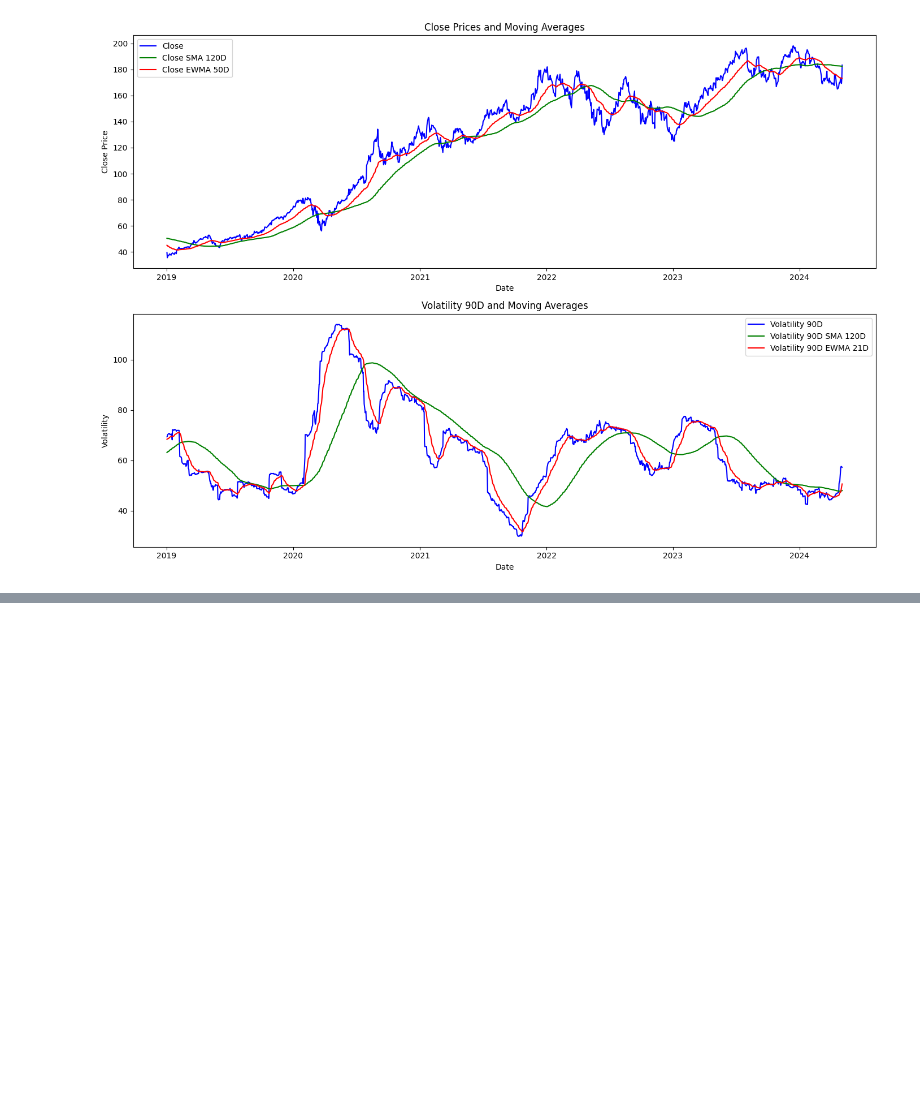
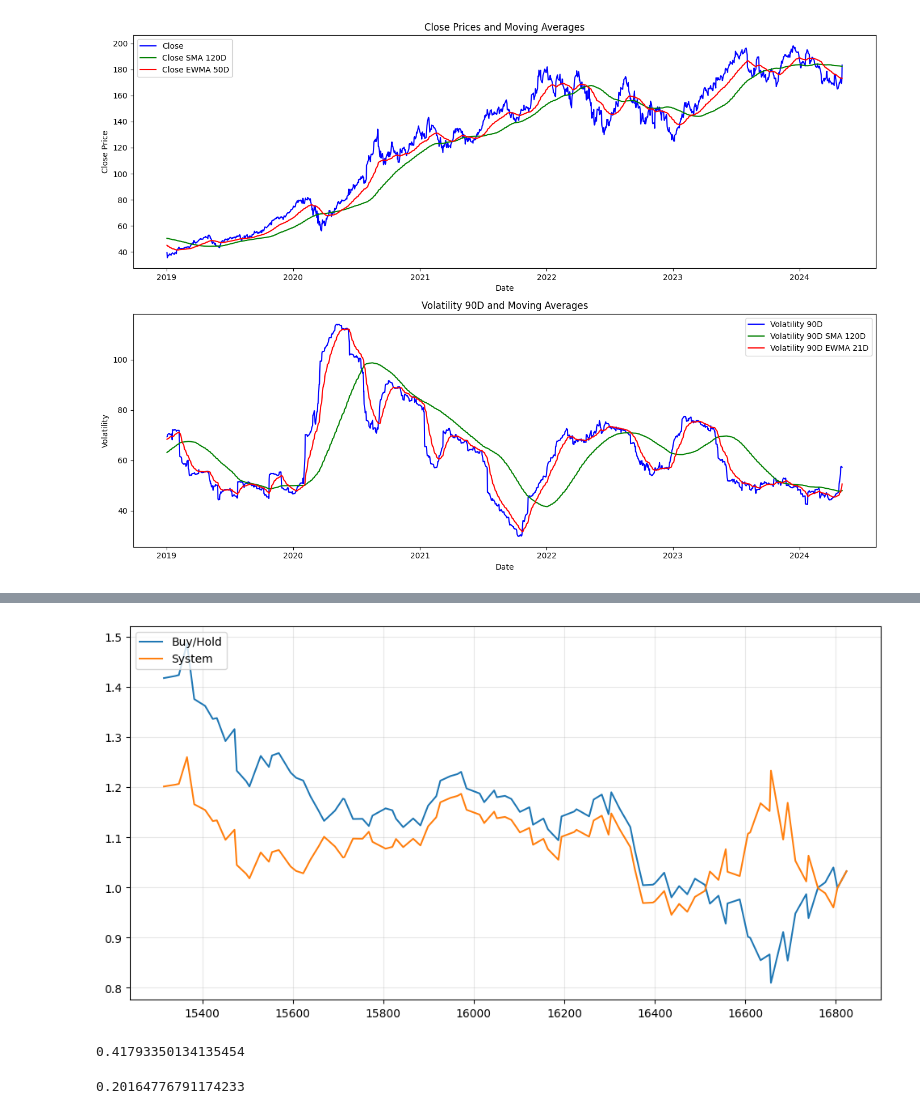
Before and after one commit to hassangaber/statarb, a Jupyter notebook: research.ipynb, the cells around one changed output, grey strips where cells are left out. Drawn from its saved outputs; the diff is of its cells as text; code cells hidden in the pictures; blank space fills up the shorter version.

```diff
--- a/research.ipynb
+++ b/research.ipynb
@@ -144,0 +231,15 @@ plt.show()
+# %%
+plt.plot(np.exp(M['RETURNS']).cumprod(), label='Buy/Hold')
+plt.plot(np.exp(M['system_returns']).cumprod(), label='System')
+plt.legend(loc=2)
+plt.grid(True, alpha=.3)
+# %% [output]
+[figure, added]
+# %%
+list(np.exp(M['RETURNS']).cumprod())[-1]-1
+# %% [output]
+0.41793350134135454
+# %%
+list(np.exp(M['system_returns']).cumprod())[-1] -1
+# %% [output]
+0.20164776791174233
```
Also changed, not shown: parts of 19 cells of this notebook, 5 other files.
